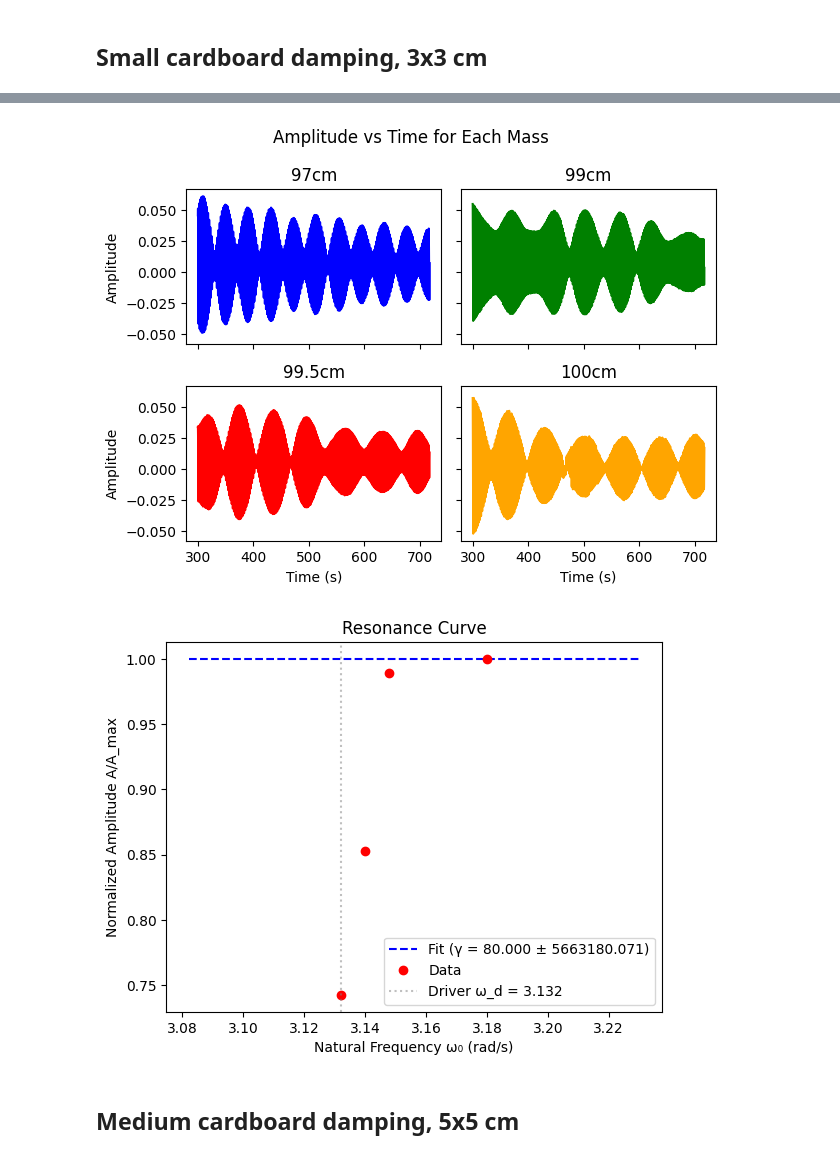
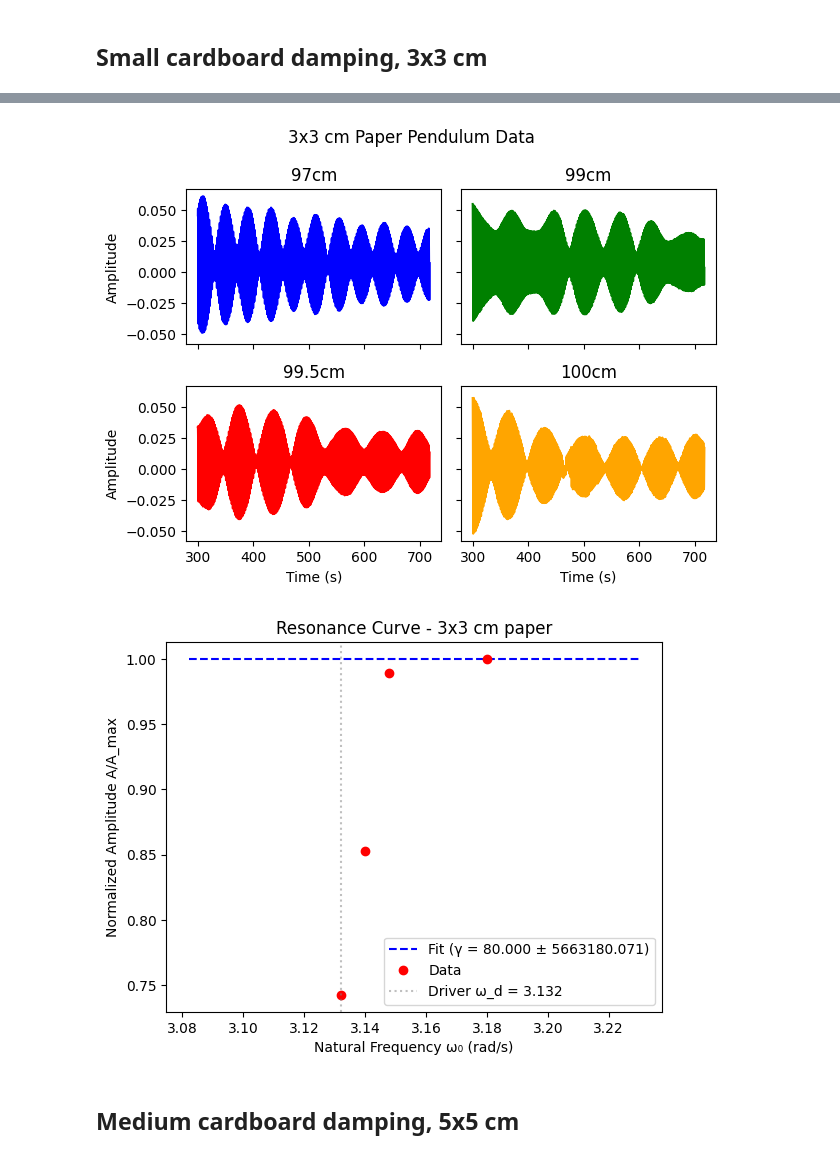
Before and after one commit to kij1n/physics-data-analysis, a Jupyter notebook: sessions/session5.ipynb, the cells around one changed output, grey strips where cells are left out. Saved outputs shown, nothing was run; the diff lists cells and outputs as text; code cells hidden in the pictures.

Commit message:
adde graph titles

```diff
--- a/sessions/session5.ipynb
+++ b/sessions/session5.ipynb
@@ -62,10 +62,10 @@ Gamma: 80.0000 ± 5663180.0711
 # %%
-plot_all(small_paper)
+plot_all(small_paper, title="3x3 cm Paper Pendulum Data")
 plt.show()
-plot_each(small_paper)
+plot_each(small_paper, title="3x3 cm Paper Pendulum Data")
 plt.show()
 
 small_paper_resonance.plot_resonance_curve("red", "blue")
-add_resonance_plot_labels()
+add_resonance_plot_labels(title="Resonance Curve - 3x3 cm paper")
 plt.show()
 # %% [output]
@@ -73,5 +73,5 @@ plt.show()
-[figure, old version]
+[figure, new version]
-[figure, old version]
+[figure, new version]
 # %% [markdown]
 ## Medium cardboard damping, 5x5 cm
 # %%
```
Also changed, not shown: parts of 4 cells of this notebook, 3 other files.
